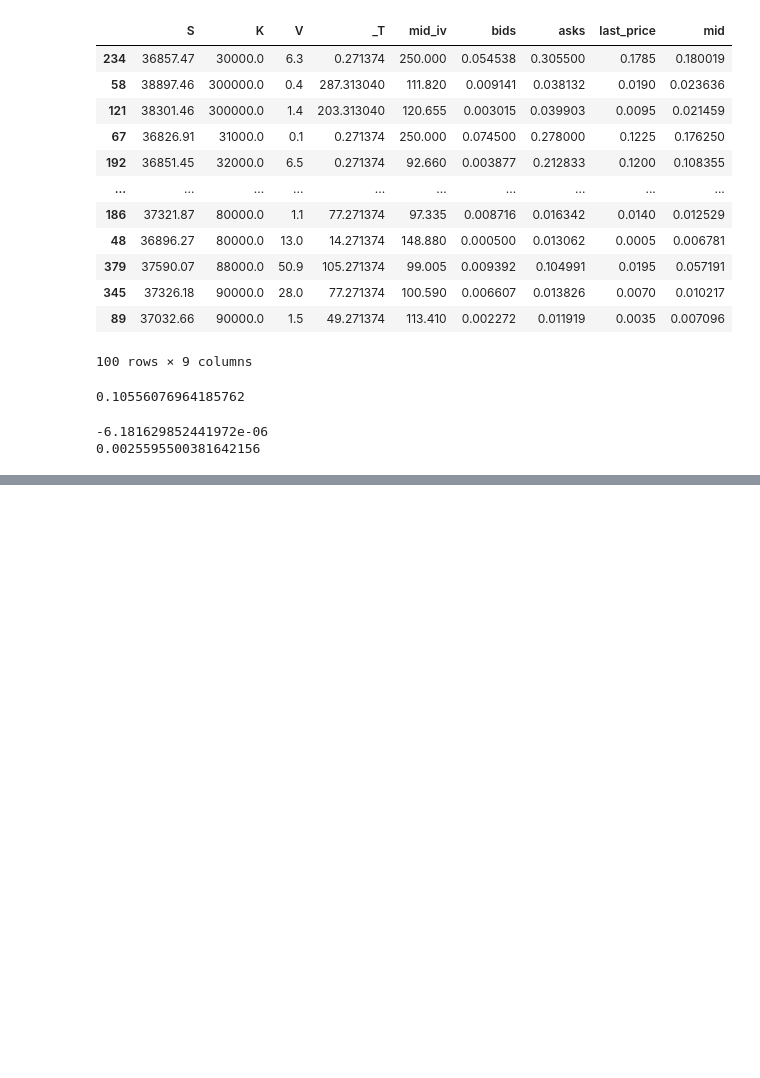
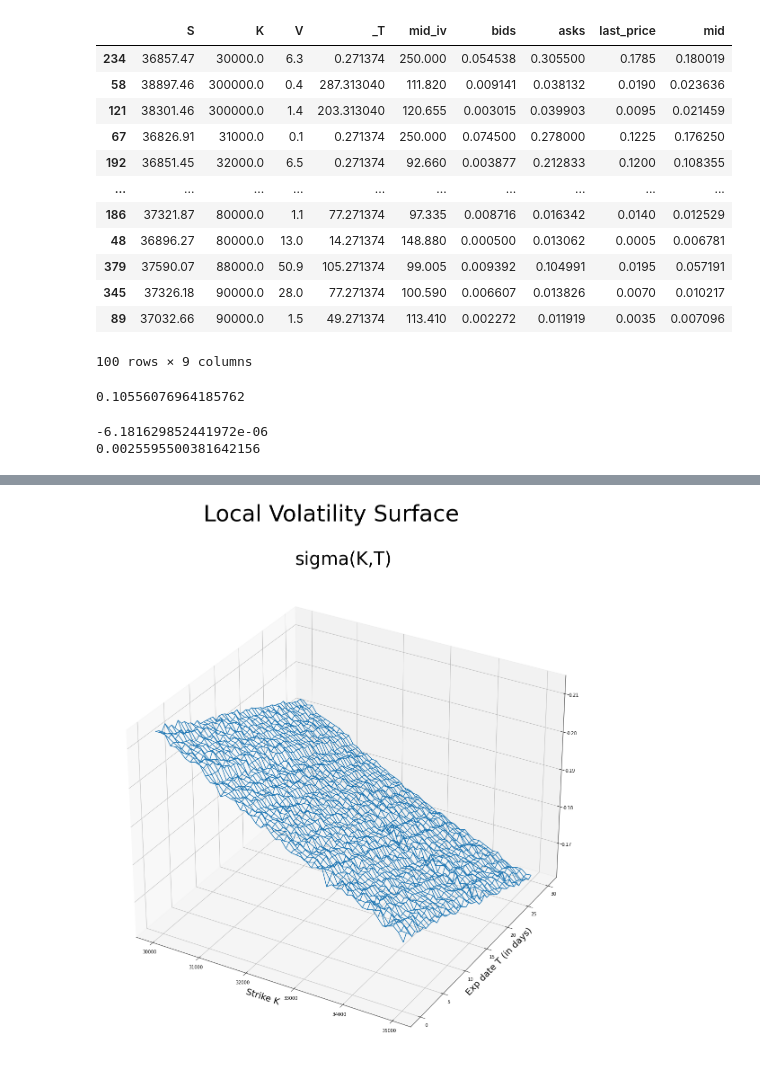
Before and after one commit to Rxzh/deribit_scraping, a Jupyter notebook: deribit_scraper_test.ipynb, the cells around one changed output, grey strips where cells are left out. Drawn from its saved outputs; the diff is of its cells as text; code cells hidden in the pictures; blank space fills up the shorter version.

```diff
--- a/deribit_scraper_test.ipynb
+++ b/deribit_scraper_test.ipynb
@@ -425,0 +478,13 @@ plt.show()
+# %%
+fig = plt.figure(figsize=(30,20))
+ax = fig.gca(projection='3d')
+surf = ax.plot_wireframe(X, Y, Z)
+fig.suptitle('Local Volatility Surface', fontsize=50)
+plt.title('sigma(K,T)', fontsize = 40)
+plt.xlabel('Strike K', fontsize=20)
+plt.ylabel('Exp date T (in days)', fontsize=20)
+plt.savefig('LocalIV_wireframe.jpg')
+
+plt.show()
+# %% [output]
+[figure, added]
```
Also changed, not shown: parts of 8 cells of this notebook, 2 other files.
